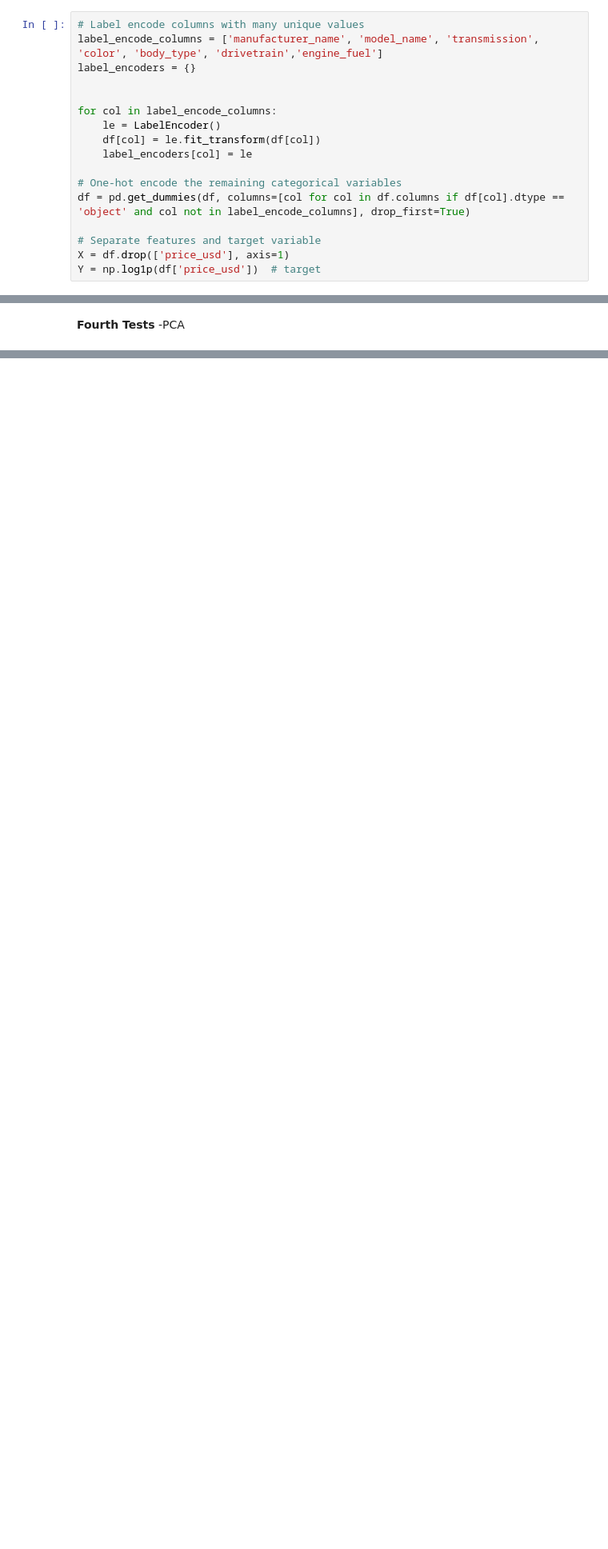
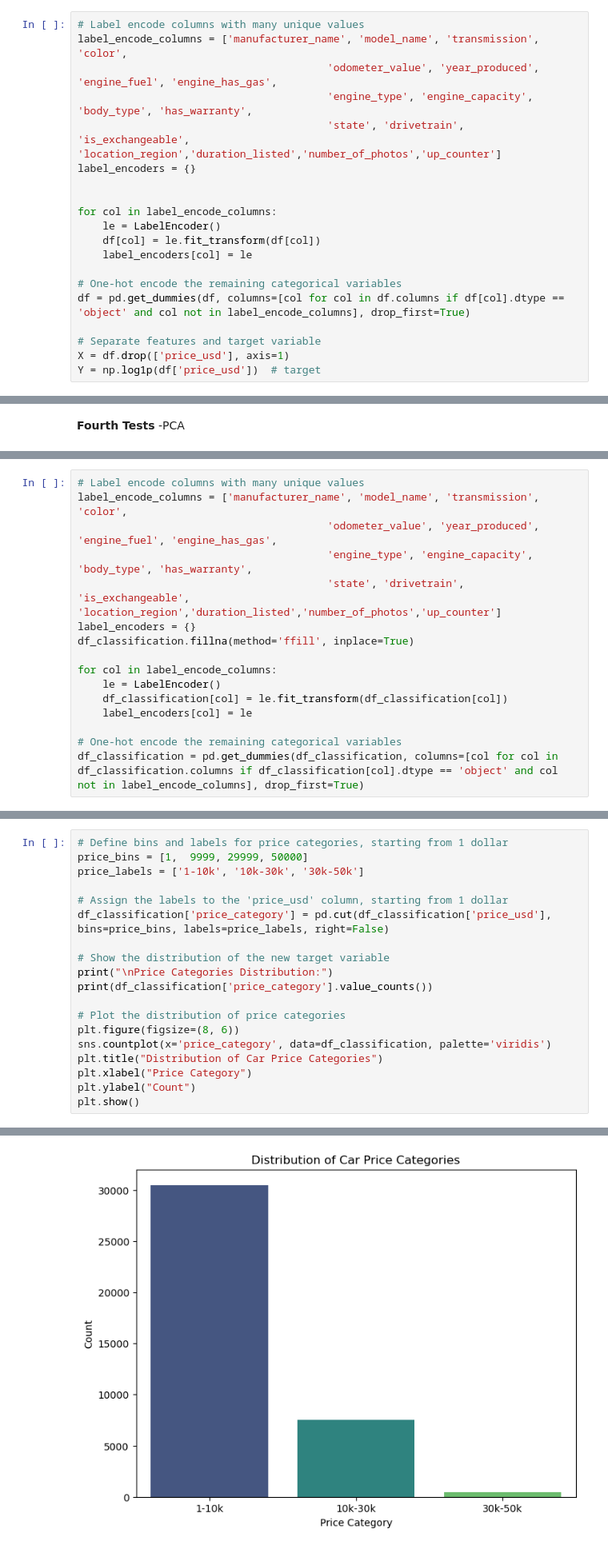
Before and after one commit to jmbm63/Fusao_Dados, a Jupyter notebook: Project_21181.ipynb, the cells around one changed output, grey strips where cells are left out. Shown: that part at 80% size. Cells and saved outputs as stored; diff of their text form; blank space fills up the shorter version.

```diff
--- a/Project_21181.ipynb
+++ b/Project_21181.ipynb
@@ -89,6 +120,9 @@ using all of the features
 # %%
 # Label encode columns with many unique values
-label_encode_columns = ['manufacturer_name', 'model_name', 'transmission', 'color', 'body_type', 'drivetrain','engine_fuel']
+label_encode_columns = ['manufacturer_name', 'model_name', 'transmission', 'color',
+                                        'odometer_value', 'year_produced', 'engine_fuel', 'engine_has_gas',
+                                        'engine_type', 'engine_capacity', 'body_type', 'has_warranty',
+                                        'state', 'drivetrain',  'is_exchangeable', 'location_region','duration_listed','number_of_photos','up_counter']
 label_encoders = {}
 
 
@@ -421,0 +675,16 @@ Classification
+# %%
+# Label encode columns with many unique values
+label_encode_columns = ['manufacturer_name', 'model_name', 'transmission', 'color',
+                                        'odometer_value', 'year_produced', 'engine_fuel', 'engine_has_gas',
+                                        'engine_type', 'engine_capacity', 'body_type', 'has_warranty',
+                                        'state', 'drivetrain',  'is_exchangeable', 'location_region','duration_listed','number_of_photos','up_counter']
+label_encoders = {}
+df_classification.fillna(method='ffill', inplace=True)
+
+for col in label_encode_columns:
+    le = LabelEncoder()
+    df_classification[col] = le.fit_transform(df_classification[col])
+    label_encoders[col] = le
+
+# One-hot encode the remaining categorical variables
+df_classification = pd.get_dummies(df_classification, columns=[col for col in df_classification.columns if df_classification[col].dtype == 'object' and col not in label_encode_columns], drop_first=True)
@@ -421,0 +834,20 @@ Classification
+# %%
+# Define bins and labels for price categories, starting from 1 dollar
+price_bins = [1,  9999, 29999, 50000]
+price_labels = ['1-10k', '10k-30k', '30k-50k']
+
+# Assign the labels to the 'price_usd' column, starting from 1 dollar
+df_classification['price_category'] = pd.cut(df_classification['price_usd'], bins=price_bins, labels=price_labels, right=False)
+
+# Show the distribution of the new target variable
+print("\nPrice Categories Distribution:")
+print(df_classification['price_category'].value_counts())
+
+# Plot the distribution of price categories
+plt.figure(figsize=(8, 6))
+sns.countplot(x='price_category', data=df_classification, palette='viridis')
+plt.title("Distribution of Car Price Categories")
+plt.xlabel("Price Category")
+plt.ylabel("Count")
+plt.show()
+# %% [output]
@@ -421,0 +860 @@ Classification
+[figure, added]
```
Also changed, not shown: parts of 54 cells of this notebook.
